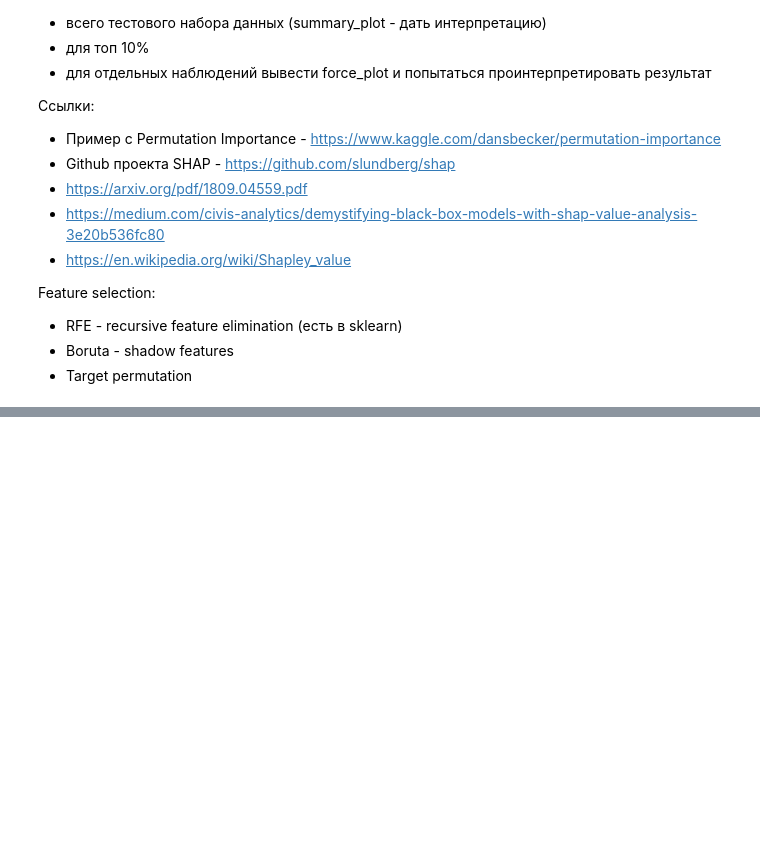
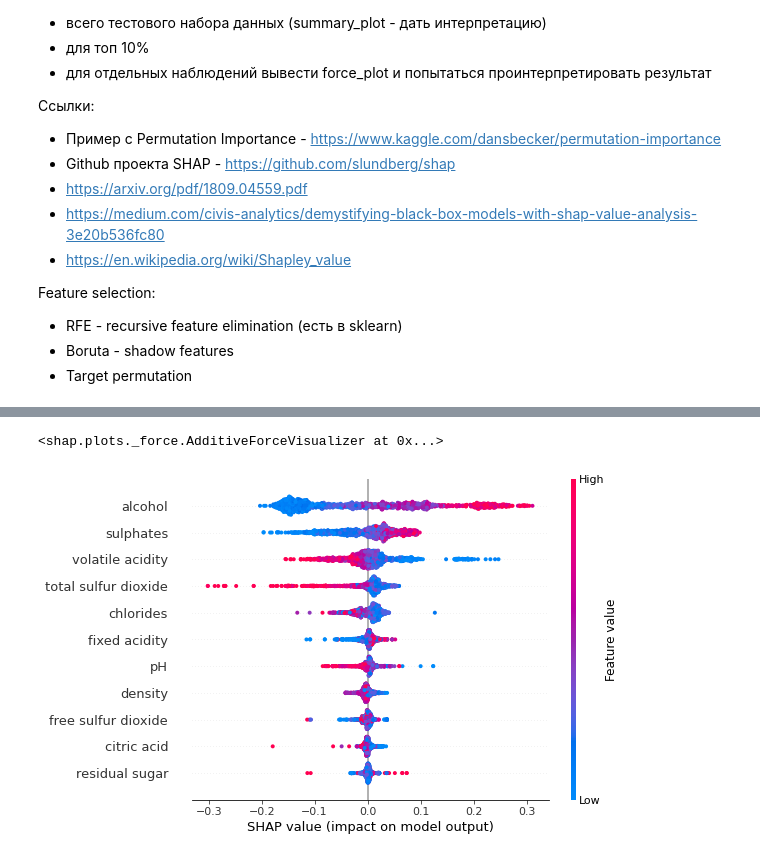
Before and after one commit to alex-chin/gb_business, a Jupyter notebook: homeworks/home07/home07.ipynb, the cells around one changed output, grey strips where cells are left out. Saved outputs shown, nothing was run; the diff lists cells and outputs as text; code cells hidden in the pictures; blank space fills up the shorter version.

```diff
--- a/homeworks/home07/home07.ipynb
+++ b/homeworks/home07/home07.ipynb
@@ -25,0 +209,7 @@ Feature selection:
+# %%
+from sklearn.model_selection import train_test_split
+
+x_data = df.iloc[:, :-1]
+y_data = df.iloc[:, -1]
+
+x_train, x_test, y_train, y_test = train_test_split(x_data, y_data, test_size=0.2, random_state=7)
@@ -25,0 +218,7 @@ Feature selection:
+# %%
+import xgboost as xgb
+
+model = xgb.XGBClassifier(use_label_encoder=False)
+
+model.fit(x_train, y_train)
+y_predict = model.predict(x_test)
@@ -25,0 +271,18 @@ Feature selection:
+# %%
+model = xgboost.train({"learning_rate": 0.01},
+                      xgboost.DMatrix(x_train, label=y_train), 100)
+
+# explain the model's predictions using SHAP
+# (same syntax works for LightGBM, CatBoost, scikit-learn and spark models)
+explainer = shap.TreeExplainer(model)
+shap_values = explainer.shap_values(x_train)
+
+# visualize the first prediction's explanation (use matplotlib=True to avoid Javascript)
+shap.force_plot(explainer.expected_value, shap_values[0,:], x_train.iloc[0,:])
+# %% [output]
+<shap.plots._force.AdditiveForceVisualizer at 0x...>
+# %%
+# summarize the effects of all the features
+shap.summary_plot(shap_values, x_train)
+# %% [output]
+[figure, added]
```
Also changed, not shown: parts of 24 cells of this notebook, 1 other file.
